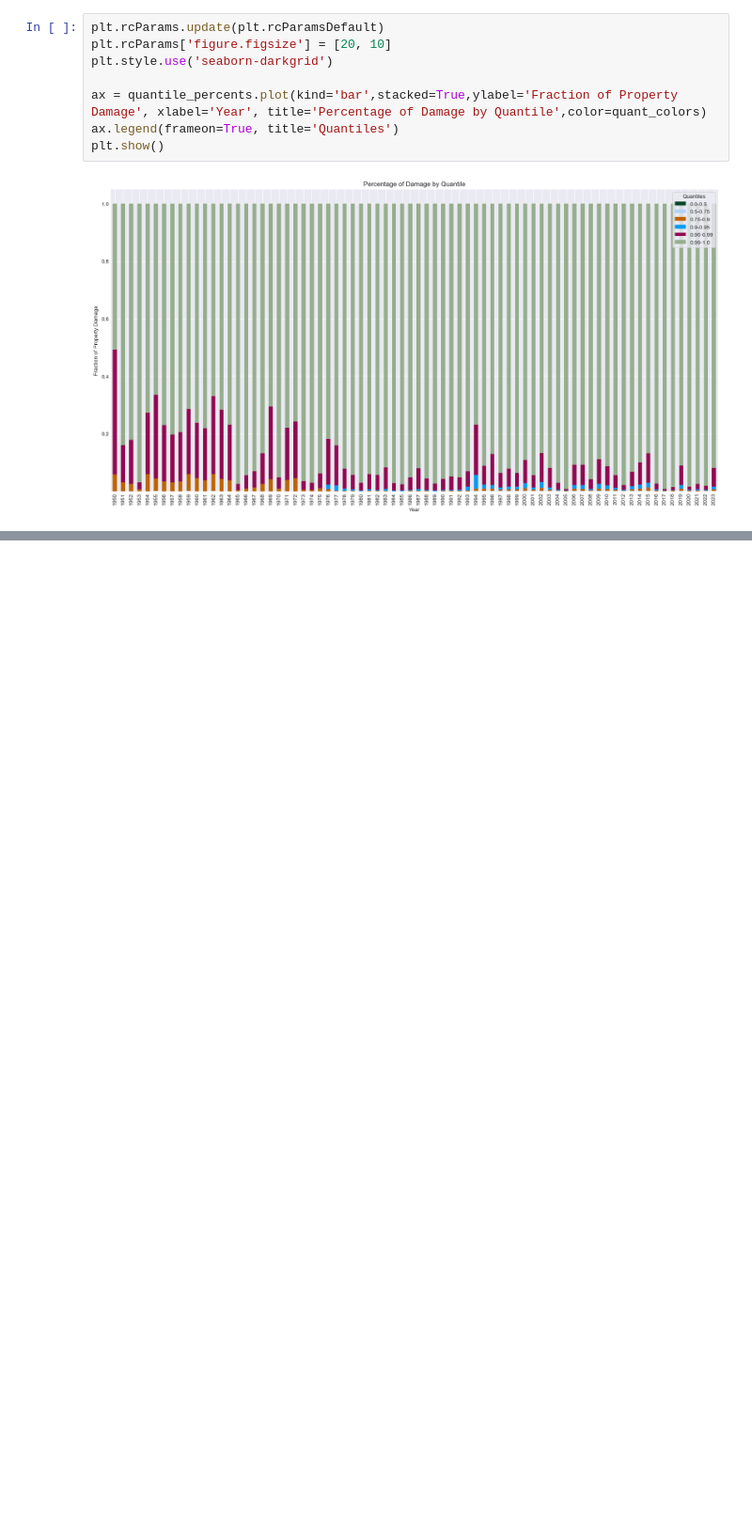
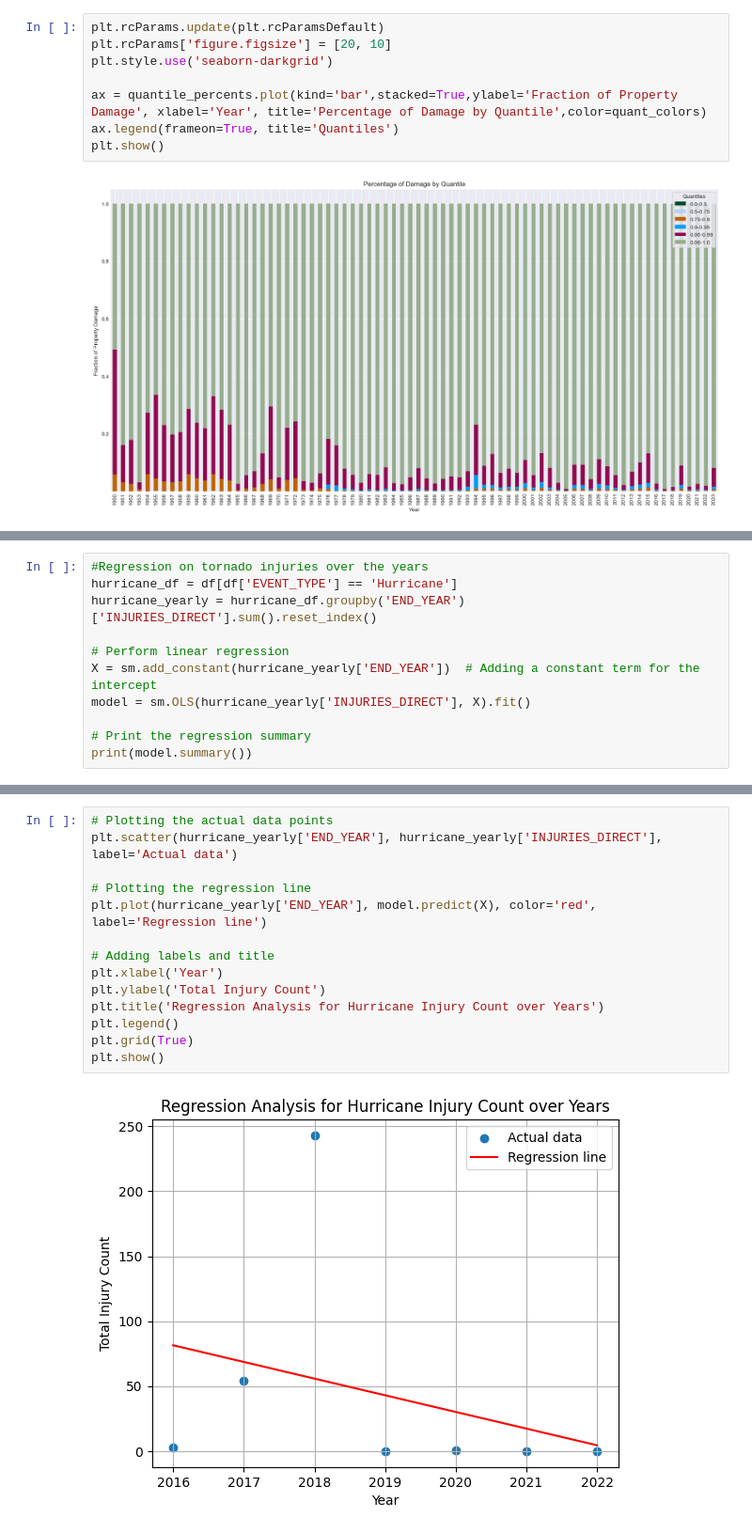
Before and after one commit to lexbuko22/NOAA_Weather_Event_Datamining, a Jupyter notebook: Storm-Event-Data Notebook.ipynb, the cells around one changed output, grey strips where cells are left out. Shown at 94% size. Saved outputs shown, nothing was run; the diff lists cells and outputs as text; blank space fills up the shorter version.

```diff
--- a/Storm-Event-Data Notebook.ipynb
+++ b/Storm-Event-Data Notebook.ipynb
@@ -521,0 +554,11 @@ plt.show()
+# %%
+#Regression on tornado injuries over the years
+hurricane_df = df[df['EVENT_TYPE'] == 'Hurricane']
+hurricane_yearly = hurricane_df.groupby('END_YEAR')['INJURIES_DIRECT'].sum().reset_index()
+
+# Perform linear regression
+X = sm.add_constant(hurricane_yearly['END_YEAR'])  # Adding a constant term for the intercept
+model = sm.OLS(hurricane_yearly['INJURIES_DIRECT'], X).fit()
+
+# Print the regression summary
+print(model.summary())
@@ -521,0 +583,16 @@ plt.show()
+# %%
+# Plotting the actual data points
+plt.scatter(hurricane_yearly['END_YEAR'], hurricane_yearly['INJURIES_DIRECT'], label='Actual data')
+
+# Plotting the regression line
+plt.plot(hurricane_yearly['END_YEAR'], model.predict(X), color='red', label='Regression line')
+
+# Adding labels and title
+plt.xlabel('Year')
+plt.ylabel('Total Injury Count')
+plt.title('Regression Analysis for Hurricane Injury Count over Years')
+plt.legend()
+plt.grid(True)
+plt.show()
+# %% [output]
+[figure, added]
```
Also changed, not shown: parts of 22 cells of this notebook.
